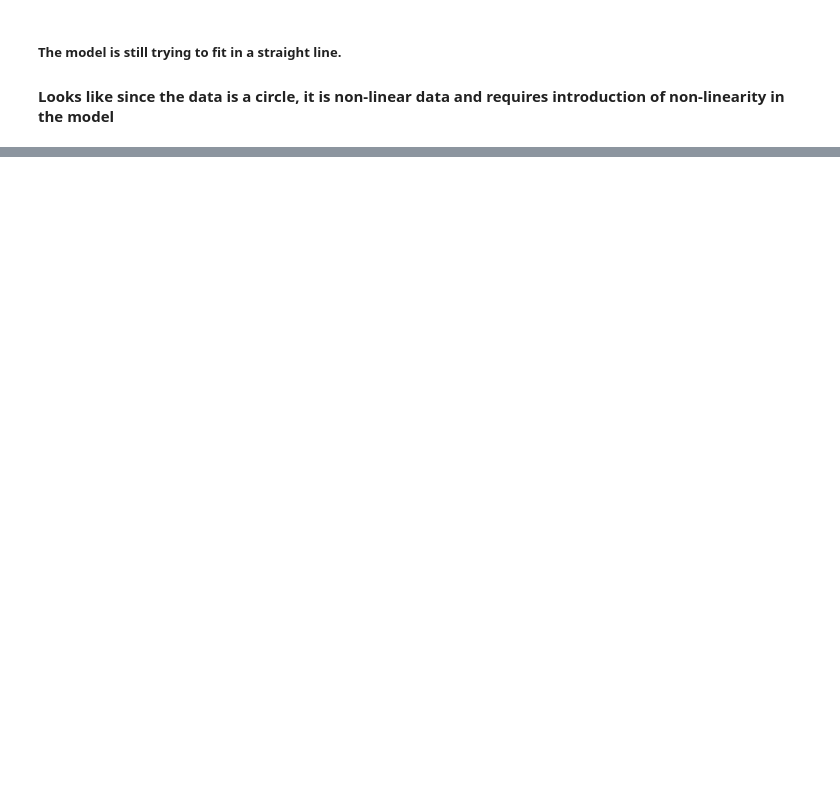
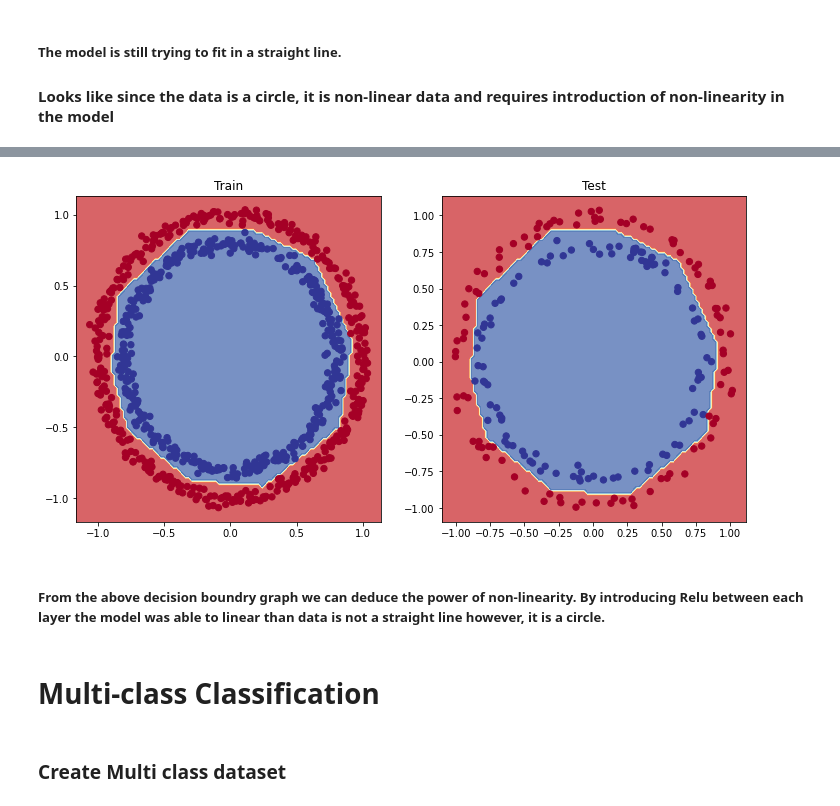
Before and after one commit to pusapatiakhilraju/Pytorch-Neural-Net-Classification, a Jupyter notebook: Neural-Net-Classifcation.ipynb, the cells around one changed output, grey strips where cells are left out. Drawn from its saved outputs; the diff is of its cells as text; code cells hidden in the pictures; blank space fills up the shorter version.

Commit message:
Binary and Multiclass classification

```diff
--- a/Neural-Net-Classifcation.ipynb
+++ b/Neural-Net-Classifcation.ipynb
@@ -353,3 +349,18 @@ plot_decision_boundary(new_model, X_test, y_test)
 # %% [markdown]
 ##### The model is still trying to fit in a straight line.
 #### Looks like since the data is a circle, it is non-linear data and requires introduction of non-linearity in the model
+# %%
+class CircleNonLinearModel(nn.Module):
+    def __init__(self) -> None:
+        super().__init__()
+        self.layer_1 = torch.nn.Linear(in_features=2, out_features= 10)
+        self.layer_2 = torch.nn.Linear(in_features=10, out_features=10)
+        self.layer_3 = torch.nn.Linear(in_features=10, out_features=1)
+        self.relu = torch.nn.ReLU()
+
+    def forward(self, x):
+        return self.layer_3(self.relu(self.layer_2(self.relu(self.layer_1(x)))))
+# %%
+model_nonlinear = CircleNonLinearModel()
+loss_fn_non_linear = torch.nn.BCEWithLogitsLoss()
+optim_non_linear = torch.optim.SGD(params=model_nonlinear.parameters(), lr=0.1)
@@ -355,0 +424,17 @@ plot_decision_boundary(new_model, X_test, y_test)
+# %%
+# plot to se the decision boundry
+plt.figure(figsize=(12,6))
+plt.subplot(1,2,1)
+plt.title("Train")
+plot_decision_boundary(model_nonlinear, X_train, y_train)
+plt.subplot(1,2,2)
+plt.title("Test")
+plot_decision_boundary(model_nonlinear, X_test, y_test)
+# %% [output]
+[figure, added]
+# %% [markdown]
+##### From the above decision boundry graph we can deduce the power of non-linearity. By introducing Relu between each layer the model was able to linear than data is not a straight line however, it is a circle.
+# %% [markdown]
+# Multi-class Classification
+# %% [markdown]
+### Create Multi class dataset
```
Also changed, not shown: parts of 25 cells of this notebook.
